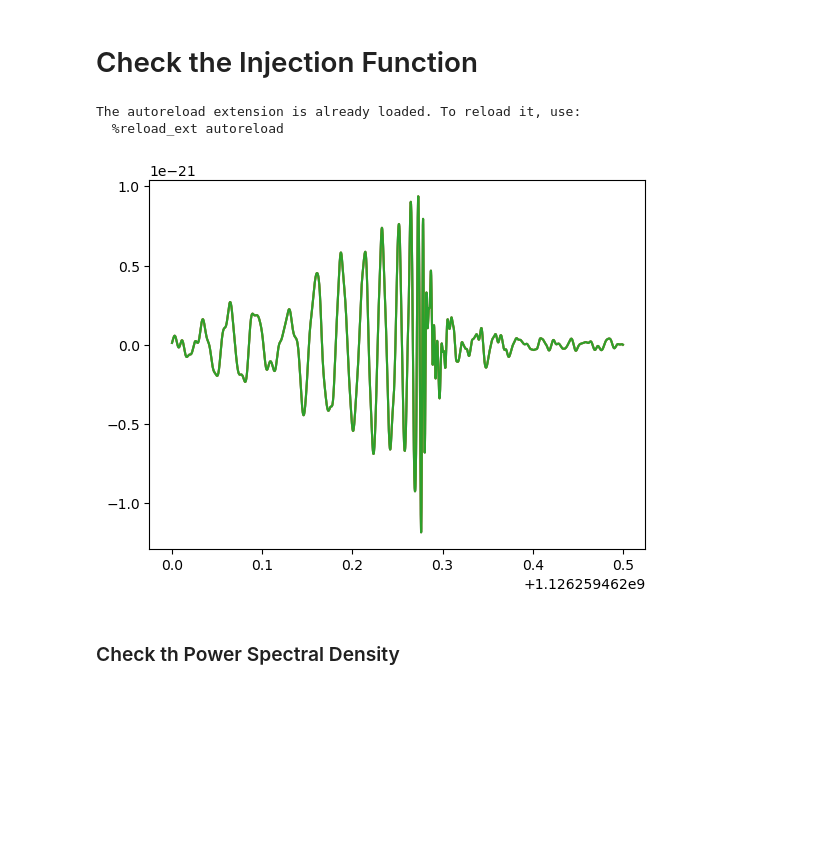
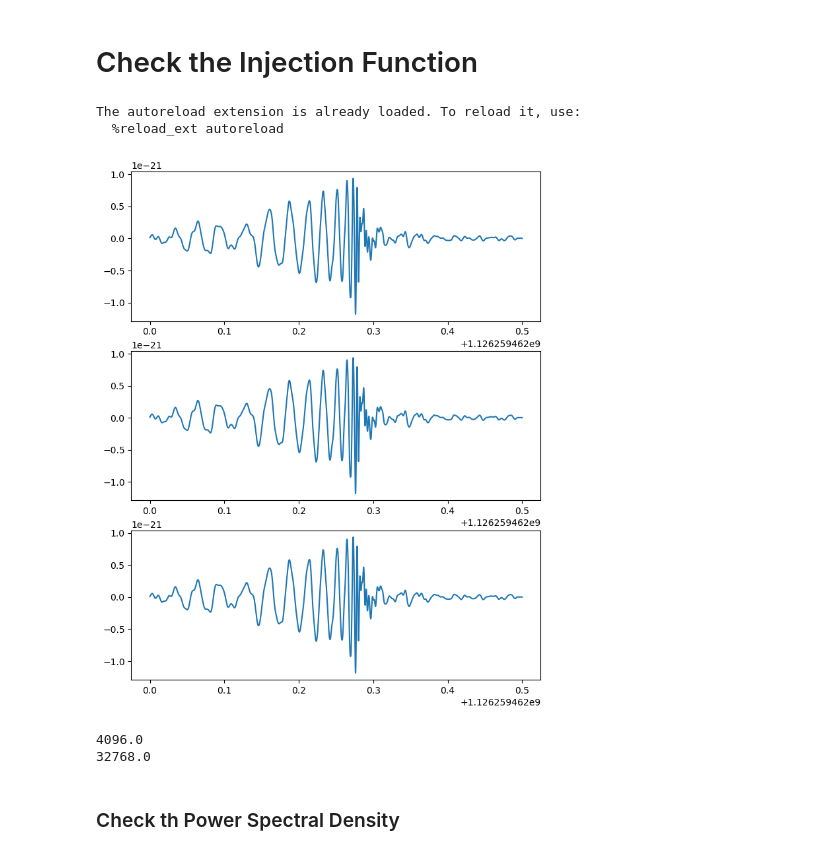
Before and after one commit to PycWB/pycwb, a Jupyter notebook: pycwb/modules/injection/scripts/test_file_injection.ipynb, the cells around one changed output. Cells and saved outputs as stored; diff of their text form; code cells hidden in the pictures; blank space fills up the shorter version.

Commit message:
Updated injection notebook

```diff
--- a/pycwb/modules/injection/scripts/test_file_injection.ipynb
+++ b/pycwb/modules/injection/scripts/test_file_injection.ipynb
@@ -2,56 +2,71 @@
 # Check the Injection Function
 # %%
 import sys
-sys.path.insert(0,'../Generators')
-from GenerateFromFile import get_strain_from_file, resample_data
+import matplotlib.pyplot as plt
+sys.path.insert(0,'..')
+import numpy as np
+from inj_generators import get_strain_from_file
 %load_ext autoreload
-%autoreload 2
 
 
 
-hdf_files = {'H1': 'Injection_Files/H1_150914.hdf',
-             'L1': 'Injection_Files/L1_150914.hdf'}
+hdf_files = {'H1': 'injection_files/H1_150914.hdf',
+             'L1': 'injection_files/L1_150914.hdf'}
 
-npy_files = {'H1': 'Injection_Files/H1_150914.npy',
-             'L1': 'Injection_Files/L1_150914.npy'}
+npy_files = {'H1': 'injection_files/H1_150914.npy',
+             'L1': 'injection_files/L1_150914.npy'}
 
-txt_files = {'H1': 'Injection_Files/H1_150914.txt',
-             'L1': 'Injection_Files/L1_150914.txt'}
+txt_files = {'H1': 'injection_files/H1_150914.txt',
+             'L1': 'injection_files/L1_150914.txt'}
 
 parameters_hdf = {
     'files': hdf_files,
-    'start_time': 1126259462,  # GPS time of the event
+    'gps_time': 1126259462,  # GPS time of the event
 }
 
 parameters_txt = {
     'files': txt_files,
-    'start_time': 1126259462,  # Start time of the segment
+    'gps_time': 1126259462,  # Start time of the segment
 
 }
 
 parameters_npy = {
     'files': npy_files,
-    'start_time': 1126259462,  # Start time of the segment
+    'gps_time': 1126259462,  # Start time of the segment
 }
 
 strain_hdf = get_strain_from_file(**parameters_hdf)
 strain_txt = get_strain_from_file(**parameters_txt)
 strain_npy = get_strain_from_file(**parameters_npy)
 
-for strain in [strain_hdf, strain_txt, strain_npy]:
+fig = plt.figure(figsize=(8, 10))
+for i, strain in enumerate([strain_hdf, strain_txt, strain_npy]):
+    ax = fig.add_subplot(3, 1, i + 1)
     strain['H1'].plot()
 # %% [output]
 The autoreload extension is already loaded. To reload it, use:
   %reload_ext autoreload
+[figure, added]
-# %%
-#check resampling:
-
-#check if resampling is not given
-parameters_hdf = {
-    'files': hdf_files,
-    'start_time': 1126259462,  # GPS time of the event
-}
-# %% [output]
-[figure, removed]
+# %%
+parameters_hdf_downsample = {
+    'files': hdf_files,
+    'gps_time': 1126259462,  # GPS time of the event
+    'sample_rate': 4096,  # Resample to 4096 Hz
+}
+
+paramters_hdf_upsample = {
+    'files': hdf_files,
+    'gps_time': 1126259462,  # GPS time of the event
+    'sample_rate': 32768,  # Resample to 8192 Hz
+}
+
+downsampled_strain = get_strain_from_file(**parameters_hdf_downsample)
+upsampled_strain = get_strain_from_file(**paramters_hdf_upsample)
+
+print(downsampled_strain['H1'].sample_rate)
+print(upsampled_strain['H1'].sample_rate)
+# %% [output]
+4096.0
+32768.0
 # %% [markdown]
 ### Check th Power Spectral Density
```
